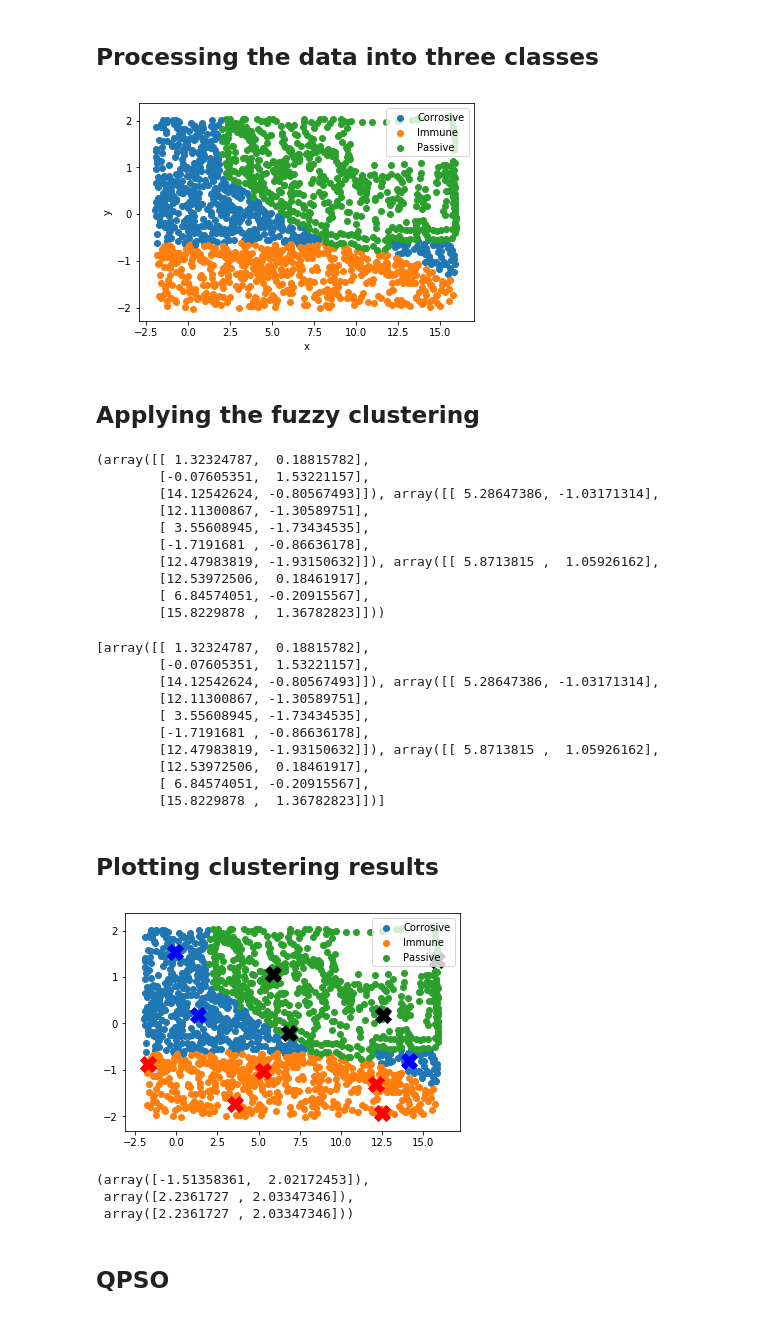
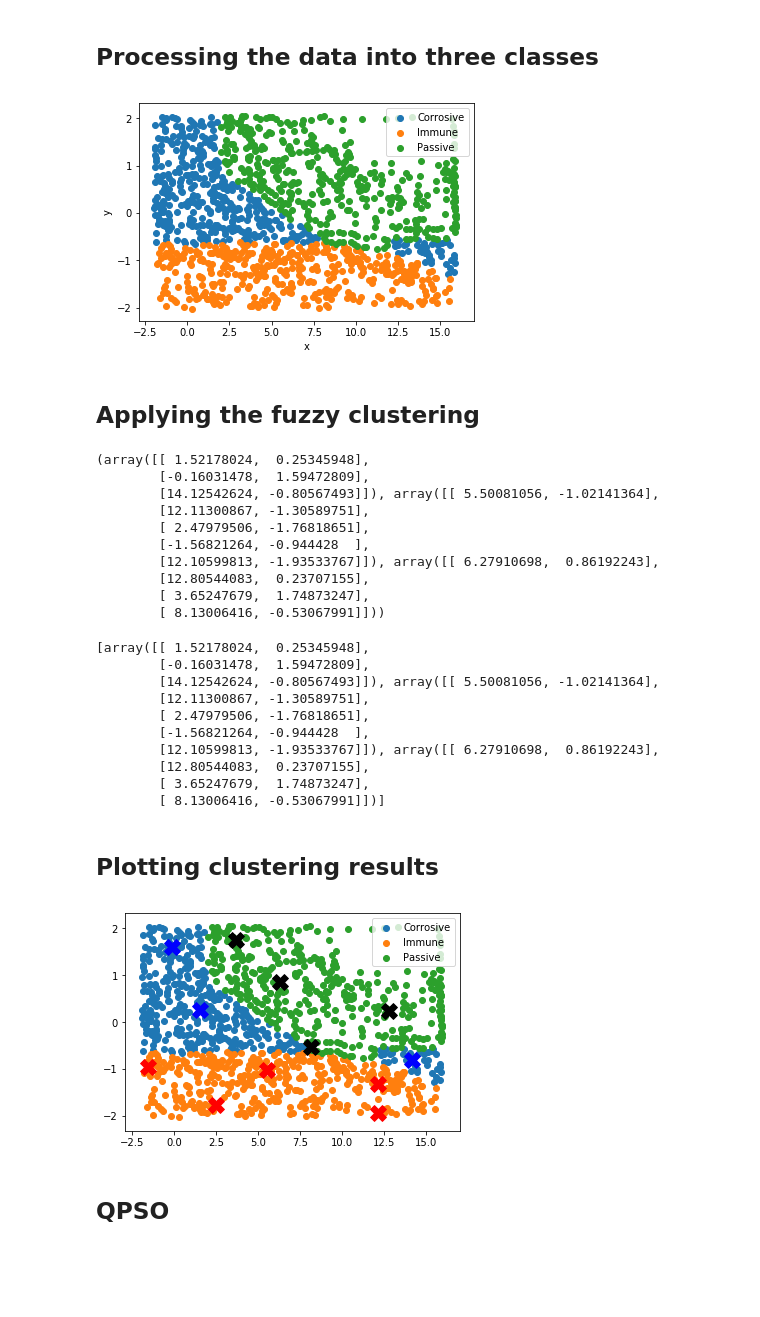
Before and after one commit to Donkeybobo/fuzzyclustering, a Jupyter notebook: Data extraction.ipynb, the cells around one changed output. Cells and saved outputs as stored; diff of their text form; code cells hidden in the pictures; blank space fills up the shorter version.

```diff
--- a/Data extraction.ipynb
+++ b/Data extraction.ipynb
@@ -31,0 +35,4 @@ df = df.dropna()
+# %%
+TEST_SIZE = 0.3
+# %%
+df_train, df_test = train_test_split(df, test_size=TEST_SIZE)
@@ -33,36 +53,36 @@ df = df.dropna()
 ## Processing the data into three classes
 # %%
 data_corrosive = []
-for idx in range(df.shape[0]):
-    tmp = np.array([df['x'][idx], df['y'][idx]])
+for idx in range(df_train.shape[0]):
+    tmp = np.array([df_train['x'].values[idx], df_train['y'].values[idx]])
     data_corrosive.append(tmp)
 
 data_corrosive = np.array(data_corrosive)
 
 
 data_immune = []
-for idx in range(df.shape[0]):
-    tmp = np.array([df['x.1'][idx], df['y.1'][idx]])
+for idx in range(df_train.shape[0]):
+    tmp = np.array([df_train['x.1'].values[idx], df_train['y.1'].values[idx]])
     data_immune.append(tmp)
 
 data_immune = np.array(data_immune)
 
 data_passive = []
-for idx in range(df.shape[0]):
-    tmp = np.array([df['x.2'][idx], df['y.2'][idx]])
+for idx in range(df_train.shape[0]):
+    tmp = np.array([df_train['x.2'].values[idx], df_train['y.2'].values[idx]])
     data_passive.append(tmp)
 
 data_passive = np.array(data_passive)
 
 
 plt.scatter(data_corrosive[:,0], data_corrosive[:,1], label = 'Corrosive')
 plt.scatter(data_immune[:,0], data_immune[:,1], label = 'Immune')
 plt.scatter(data_passive[:,0], data_passive[:,1], label = 'Passive')
 plt.xlabel('x')
 plt.ylabel('y')
 plt.legend();
 # %% [output]
-[figure, old version]
+[figure, new version]
 # %% [markdown]
 ## Applying the fuzzy clustering
 # %%
@@ -82,16 +102,16 @@ centers_passive = fc_passive.getDenormalizedClusterCenters()
 # %%
 centers_corrosive, centers_immune, centers_passive
 # %% [output]
-(array([[ 1.32324787,  0.18815782],
-        [-0.07605351,  1.53221157],
-        [14.12542624, -0.80567493]]), array([[ 5.28647386, -1.03171314],
+(array([[ 1.52178024,  0.25345948],
+        [-0.16031478,  1.59472809],
+        [14.12542624, -0.80567493]]), array([[ 5.50081056, -1.02141364],
         [12.11300867, -1.30589751],
-        [ 3.55608945, -1.73434535],
-        [-1.7191681 , -0.86636178],
-        [12.47983819, -1.93150632]]), array([[ 5.8713815 ,  1.05926162],
-        [12.53972506,  0.18461917],
-        [ 6.84574051, -0.20915567],
-        [15.8229878 ,  1.36782823]]))
+        [ 2.47979506, -1.76818651],
+        [-1.56821264, -0.944428  ],
+        [12.10599813, -1.93533767]]), array([[ 6.27910698,  0.86192243],
+        [12.80544083,  0.23707155],
+        [ 3.65247679,  1.74873247],
+        [ 8.13006416, -0.53067991]]))
 # %%
 centers_corrosive_df = pd.DataFrame(centers_corrosive)
 num_rules_corrosive = len(centers_corrosive)
@@ -115,16 +135,16 @@ all_class_centers.append(centers_passive)
 
 all_class_centers
 # %% [output]
-[array([[ 1.32324787,  0.18815782],
-        [-0.07605351,  1.53221157],
-        [14.12542624, -0.80567493]]), array([[ 5.28647386, -1.03171314],
+[array([[ 1.52178024,  0.25345948],
+        [-0.16031478,  1.59472809],
+        [14.12542624, -0.80567493]]), array([[ 5.50081056, -1.02141364],
         [12.11300867, -1.30589751],
-        [ 3.55608945, -1.73434535],
-        [-1.7191681 , -0.86636178],
-        [12.47983819, -1.93150632]]), array([[ 5.8713815 ,  1.05926162],
-        [12.53972506,  0.18461917],
-        [ 6.84574051, -0.20915567],
-        [15.8229878 ,  1.36782823]])]
+        [ 2.47979506, -1.76818651],
+        [-1.56821264, -0.944428  ],
+        [12.10599813, -1.93533767]]), array([[ 6.27910698,  0.86192243],
+        [12.80544083,  0.23707155],
+        [ 3.65247679,  1.74873247],
+        [ 8.13006416, -0.53067991]])]
 # %% [markdown]
 ## Plotting clustering results
 # %%
@@ -146,13 +166,7 @@ for cs in centers_passive:
 
 plt.legend();
 # %% [output]
-[figure, old version]
+[figure, new version]
-# %%
-data_corrosive[0], data_passive[0], data_passive[0]
-# %% [output]
-(array([-1.51358361,  2.02172453]),
- array([2.2361727 , 2.03347346]),
- array([2.2361727 , 2.03347346]))
 # %% [markdown]
 ## QPSO
 # %%
```
Also changed, not shown: parts of 15 cells of this notebook.
